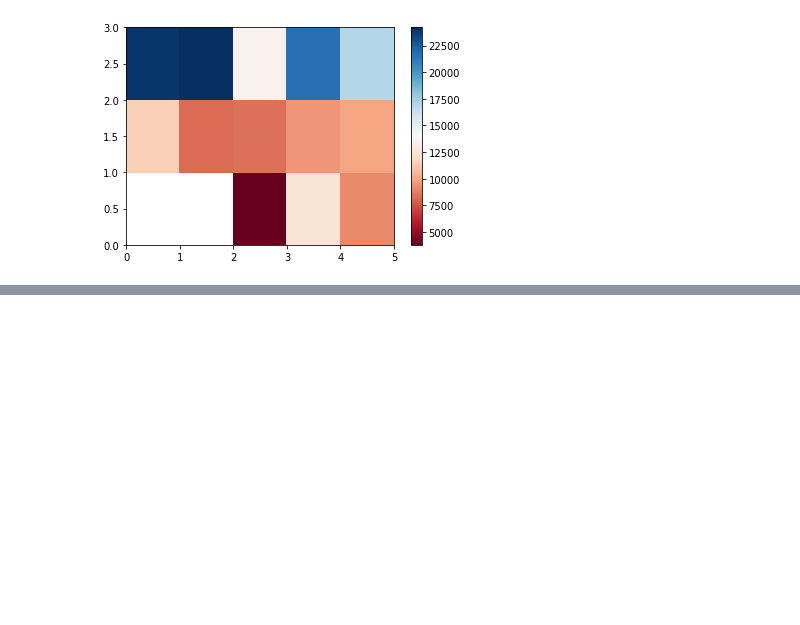
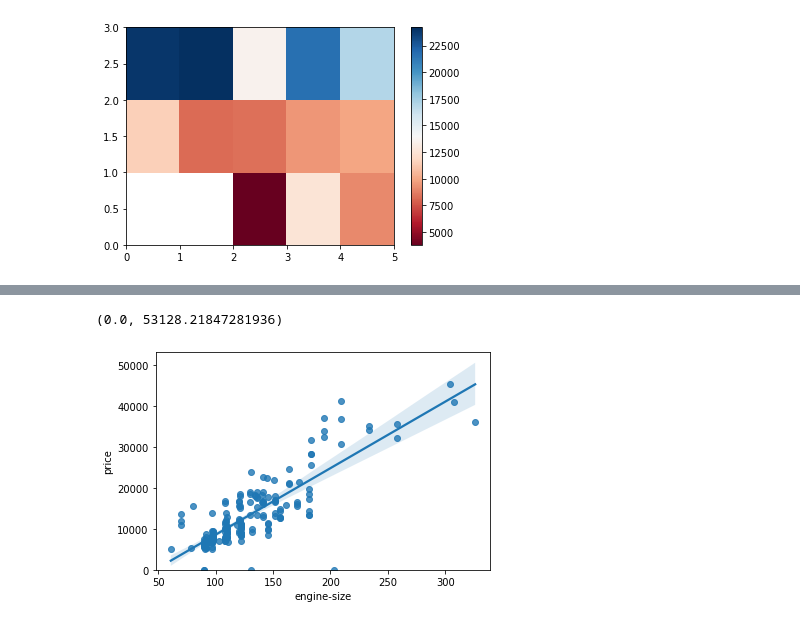
Before and after one commit to PosgradoMNA/actividades-de-aprendizaje-dsercam, a Jupyter notebook: DataAnalysisWithPython/Module3.A01182676.ipynb, the cells around one changed output, grey strips where cells are left out. Saved outputs shown, nothing was run; the diff lists cells and outputs as text; code cells hidden in the pictures; blank space fills up the shorter version.

```diff
--- a/DataAnalysisWithPython/Module3.A01182676.ipynb
+++ b/DataAnalysisWithPython/Module3.A01182676.ipynb
@@ -106,0 +138,9 @@ plt.show()
+# %%
+#lets analyze correlation between engine size and price
+import seaborn as sns
+
+sns.regplot(x='engine-size', y ='price', data=masterDataFrame)
+plt.ylim(0,)
+# %% [output]
+(0.0, 53128.21847281936)
+[figure, added]
```
Also changed, not shown: parts of 49 cells of this notebook.
